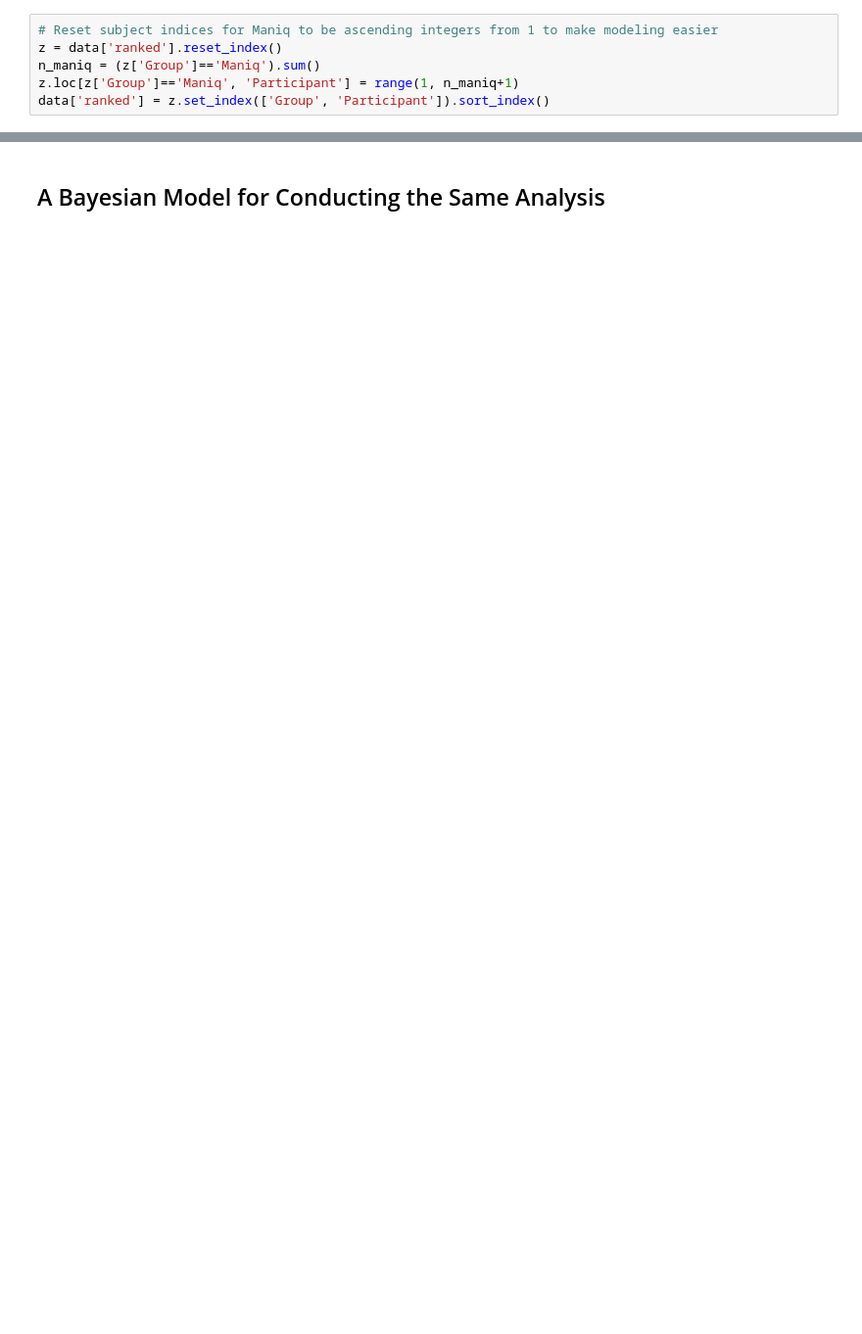
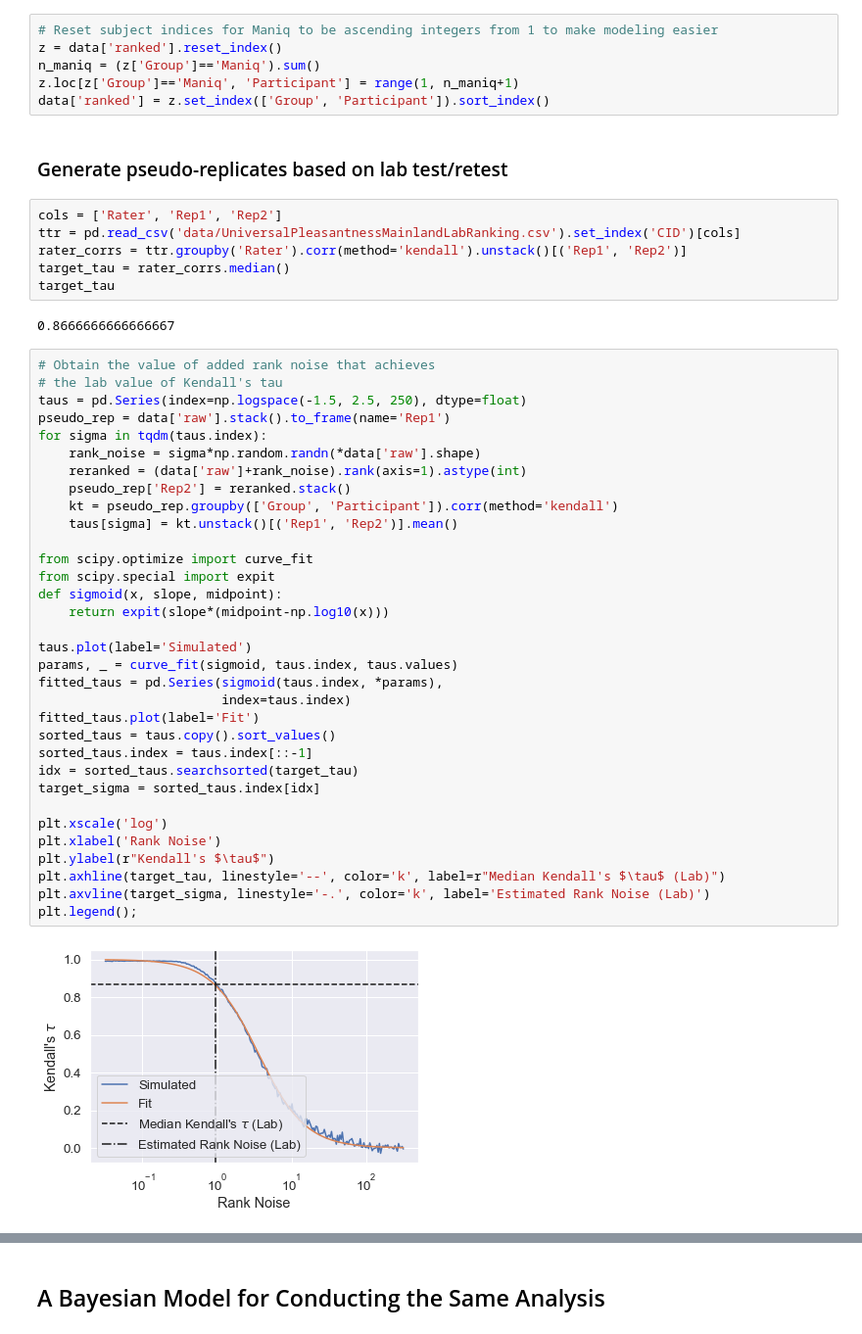
Before and after one commit to rgerkin/shared-pleasantness, a Jupyter notebook: bayesian-analysis.ipynb, the cells around one changed output, grey strips where cells are left out. Shown at 98% size. Drawn from its saved outputs; the diff is of its cells as text; blank space fills up the shorter version.

```diff
--- a/bayesian-analysis.ipynb
+++ b/bayesian-analysis.ipynb
@@ -33,3 +51,48 @@ z = data['ranked'].reset_index()
 n_maniq = (z['Group']=='Maniq').sum()
 z.loc[z['Group']=='Maniq', 'Participant'] = range(1, n_maniq+1)
 data['ranked'] = z.set_index(['Group', 'Participant']).sort_index()
+# %% [markdown]
+### Generate pseudo-replicates based on lab test/retest
+# %%
+cols = ['Rater', 'Rep1', 'Rep2']
+ttr = pd.read_csv('data/UniversalPleasantnessMainlandLabRanking.csv').set_index('CID')[cols]
+rater_corrs = ttr.groupby('Rater').corr(method='kendall').unstack()[('Rep1', 'Rep2')]
+target_tau = rater_corrs.median()
+target_tau
+# %% [output]
+0.8666666666666667
+# %%
+# Obtain the value of added rank noise that achieves
+# the lab value of Kendall's tau
+taus = pd.Series(index=np.logspace(-1.5, 2.5, 250), dtype=float)
+pseudo_rep = data['raw'].stack().to_frame(name='Rep1')
+for sigma in tqdm(taus.index):
+    rank_noise = sigma*np.random.randn(*data['raw'].shape)
+    reranked = (data['raw']+rank_noise).rank(axis=1).astype(int)
+    pseudo_rep['Rep2'] = reranked.stack()
+    kt = pseudo_rep.groupby(['Group', 'Participant']).corr(method='kendall')
+    taus[sigma] = kt.unstack()[('Rep1', 'Rep2')].mean()
+
+from scipy.optimize import curve_fit
+from scipy.special import expit
+def sigmoid(x, slope, midpoint):
+    return expit(slope*(midpoint-np.log10(x)))
+
+taus.plot(label='Simulated')
+params, _ = curve_fit(sigmoid, taus.index, taus.values)
+fitted_taus = pd.Series(sigmoid(taus.index, *params),
+                        index=taus.index)
+fitted_taus.plot(label='Fit')
+sorted_taus = taus.copy().sort_values()
+sorted_taus.index = taus.index[::-1]
+idx = sorted_taus.searchsorted(target_tau)
+target_sigma = sorted_taus.index[idx]
+
+plt.xscale('log')
+plt.xlabel('Rank Noise')
+plt.ylabel(r"Kendall's $\tau$")
+plt.axhline(target_tau, linestyle='--', color='k', label=r"Median Kendall's $\tau$ (Lab)")
+plt.axvline(target_sigma, linestyle='-.', color='k', label='Estimated Rank Noise (Lab)')
+plt.legend();
+# %% [output]
+[figure, added]
```
Also changed, not shown: parts of 35 cells of this notebook, 9 other files.
